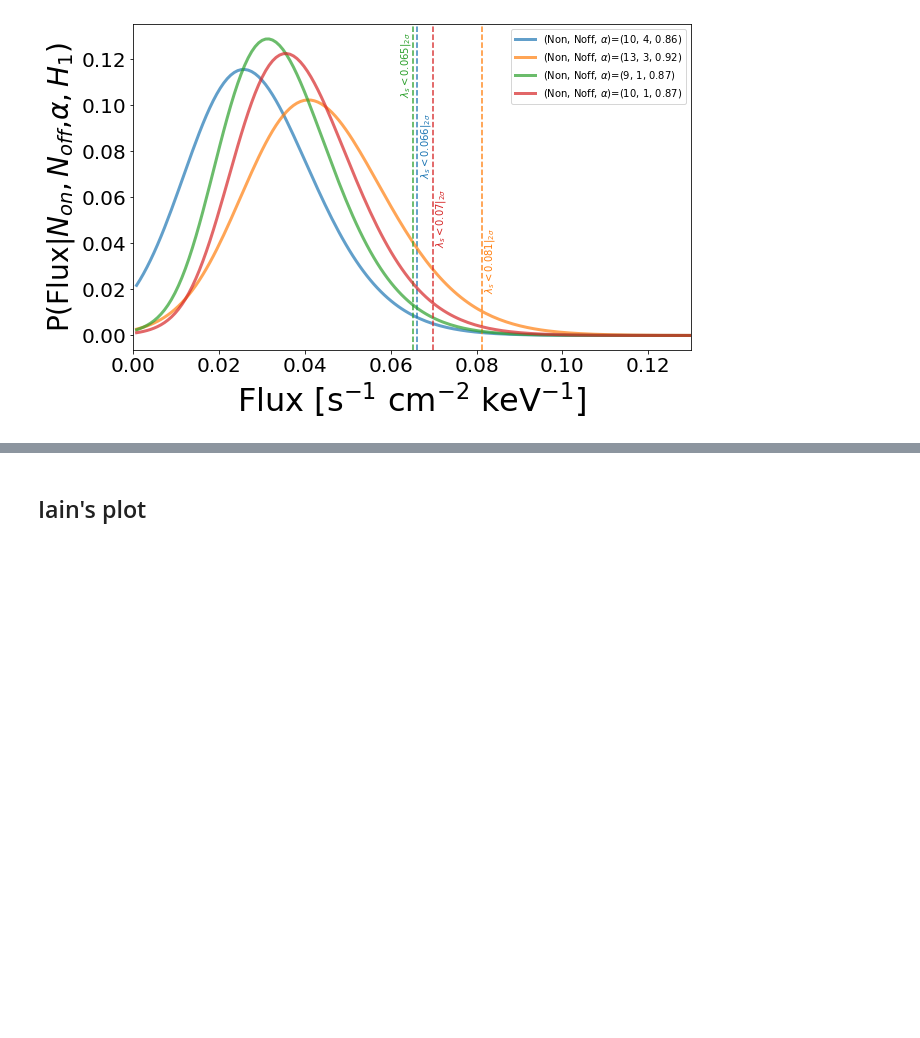
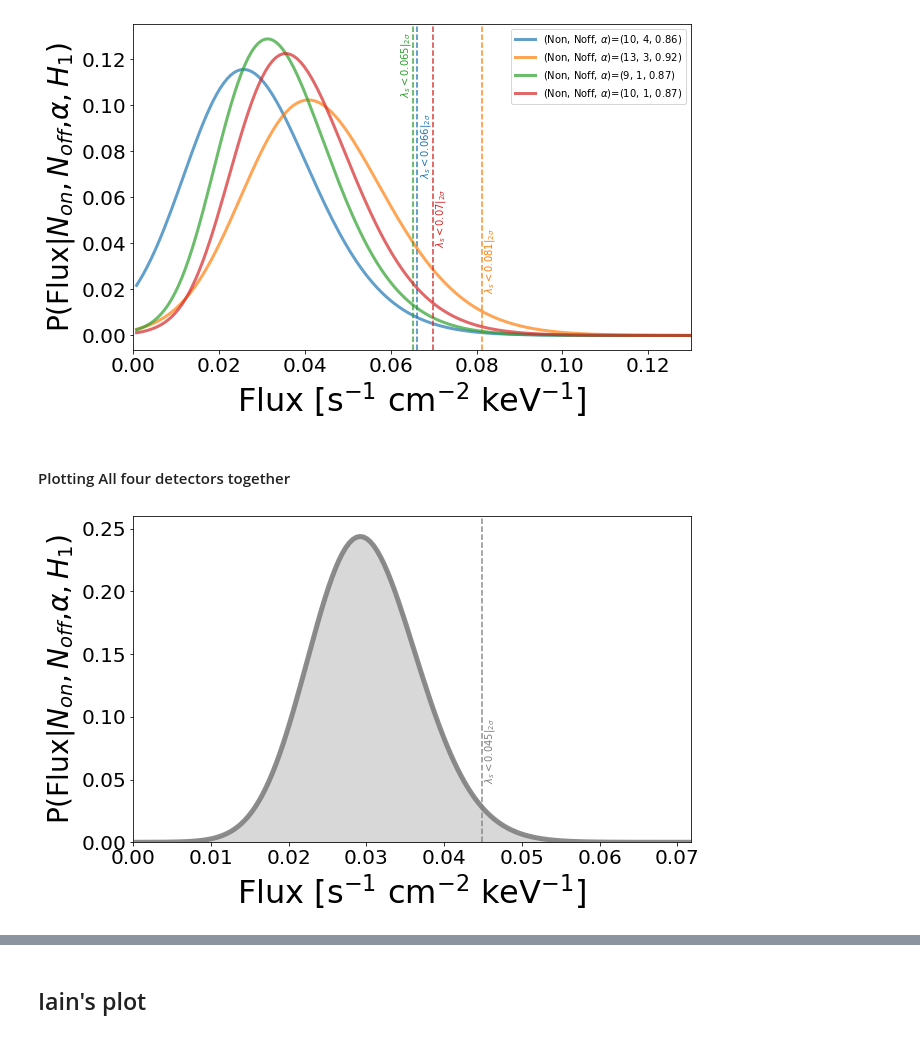
Before and after one commit to pymilo/QuietSunAnalysis, a Jupyter notebook: FOXSI2/Ahnen_Method_ON-OFF_Analysis.ipynb, the cells around one changed output, grey strips where cells are left out. Saved outputs shown, nothing was run; the diff lists cells and outputs as text; code cells hidden in the pictures; blank space fills up the shorter version.

Commit message:
ALl four detectors together for FOXSI2

```diff
--- a/FOXSI2/Ahnen_Method_ON-OFF_Analysis.ipynb
+++ b/FOXSI2/Ahnen_Method_ON-OFF_Analysis.ipynb
@@ -148,0 +154,17 @@ print(np.array(L97s))
+# %%
+DeltaT_on = 64.5 * np.array([0.856, 0.855, 0.854, 0.854])
+DeltaT_off = 20.57 # 24.2s * LiveTime (~0.85)
+EffAreasON = [9.46, 9.51, 10.72, 10.63]
+EffAreasOFF = [8.23, 8.43, 8.88, 8.86]
+OmegaOn = [275366.3, 300863.2, 266187.4, 267207.3]
+OmegaOff = (990**2)
+Sum_on, Sum_off = [], []
+for _ in range (0,4):
+    Sum_on.append(DeltaT_on[_]*EffAreasON[_]*OmegaOn[_])
+    Sum_off.append(DeltaT_off*EffAreasOFF[_]*OmegaOff)
+α_T = np.sum(Sum_on)/np.sum(Sum_off)
+print(f'Alpha_T = {round(α_T,4)}')
+print(f'P(H0) = {round(B_01(36, 9, α_T),7)}')
+print(f'Sb = {round(S_B_01(36, 9, α_T),2)}')
+LT97 = float(l_97(36, 9, α_T))
+print(f'L97 = {round(LT97,2)}')
@@ -205,3 +232,30 @@ fig.savefig('images/Flux_Distributions.pdf',bbox_inches='tight',dpi=300)
 plt.show()
 # %% [output]
 [figure]
+# %% [markdown]
+#### Plotting All four detectors together
+# %%
+RTdenominator = 0
+for _ in range (0,4):
+    RTdenominator += (DeltaT[_] * DeltaE * EA_on[_] * Omega_on[_])
+RT = Omega_sun/RTdenominator
+n = 100 # number of points in plot
+x_range = arange(0, 1.7 * LT97, LT97/n)
+f_range = arange(0, 1.7 * LT97 * RT, LT97 * RT/n)
+fig, ax = plt.subplots(figsize=(10,6))
+y_range = np.array((4*P_lambda(x_range, 36, 9, α_T)).tolist(), dtype=float)
+ax.plot(f_range, y_range,linewidth=5,alpha=.9,color='gray')
+ax.fill_between(f_range, 0, y_range,alpha=0.3,color='gray')
+ax.axvline(LT97*RT,linestyle='dashed',color='gray',alpha=.9)
+ax.text(0.045,0.05,'$\lambda_s<$'+str(round(LT97*RT,3))+'$|_{2\sigma}$',
+            rotation='vertical',color='gray')
+# ornaments
+ax.set_xlim(0, 1.6 * RT*LT97)
+ax.set_ylim(0, 0.26)
+ax.set_xlabel('Flux [s$^{-1}$ cm$^{-2}$ keV$^{-1}$]',fontsize=32)
+ax.set_ylabel(r'P(Flux|$N_{on},N_{off}$,$\alpha,H_1$)',fontsize=28)
+ax.tick_params(axis='both', labelsize=20)
+fig.savefig('images/Flux_All_together.pdf',bbox_inches='tight',dpi=300)
+plt.show()
+# %% [output]
+[figure, added]
```
Also changed, not shown: parts of 5 cells of this notebook, 4 other files.
